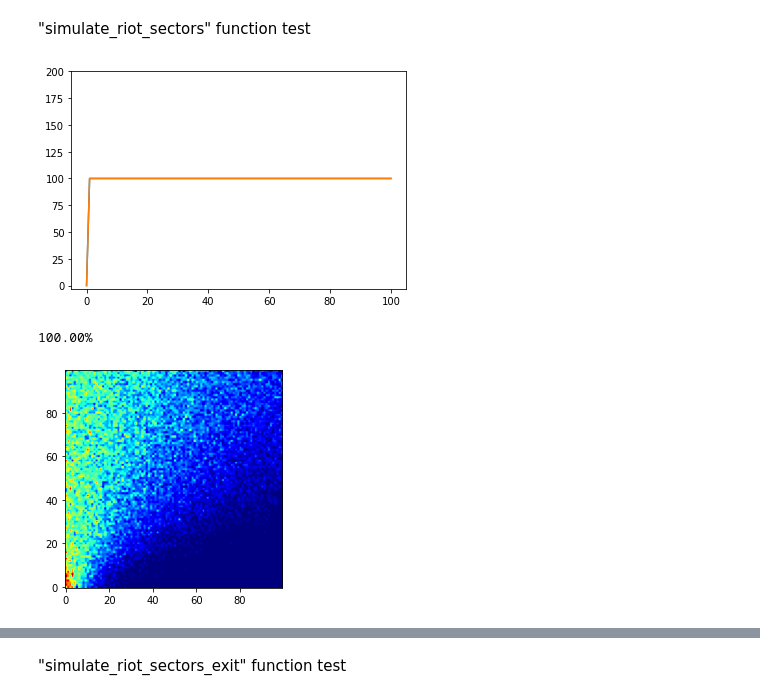
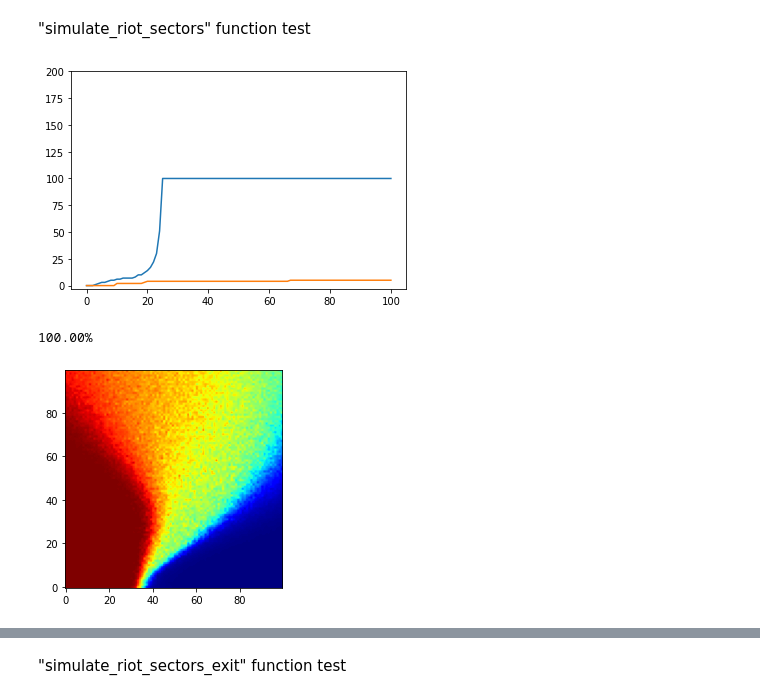
Before and after one commit to AlantheBenign/Critical-mass-model-for-social-dynamic, a Jupyter notebook: Modelo Novo/Sectors threshold model.ipynb, the cells around one changed output, grey strips where cells are left out. Drawn from its saved outputs; the diff is of its cells as text; code cells hidden in the pictures.

```diff
--- a/Modelo Novo/Sectors threshold model.ipynb
+++ b/Modelo Novo/Sectors threshold model.ipynb
@@ -14,7 +14,7 @@ from IPython.display import clear_output
 "simulate_riot_sectors" function test
 # %%
 N = 200
-average = 55
+average = 45
 deviation = 12
 
 agents = func.create_agents(N,average,deviation)
@@ -33,40 +33,40 @@ plt.plot(progression[1])
 plt.ylim(-3,N)
 plt.show()
 # %% [output]
-[figure, old version]
+[figure, new version]
 # %%
-N = 100
+N = 200
 averages_sample = np.arange(0,100)  # average value of the normal distribution
 deviations = np.arange(0,100)       # standard deviations of the normal distribution
 
 sector0_size = 100
 sector1_size = 100
 
-steps = 1
-simulations = 1
+steps = 100
+simulations = 100
 
 heat_map = np.zeros((100,100))
 
 for k in averages_sample:
     clear_output(wait=True)
     print(str("%.2f" % (100*k/99)+"%"), end="\n")
 
     for i in deviations:         # a set of simulations per standard deviation value
         average_size = 0
 
         for j in range(simulations):   # riot simulation
             agents = func.create_agents(N,k,i)
             system = func.System(agents, sector0_size, sector1_size)
-            final = func.simulate_riot_sectors(system, steps)[0][steps]
+            final = func.simulate_riot_sectors(system, steps)[0][-1]
             average_size += final
 
         average_size = average_size/simulations
         heat_map[i][k] = average_size
 
 plt.figure()
 plt.imshow(heat_map, origin="lower",cmap="jet")
 #plt.savefig("Média e Desvio Padrão - Determinístico")
 plt.show()
 # %% [output]
 100.00%
-[figure, old version]
+[figure, new version]
```
Also changed, not shown: parts of 9 cells of this notebook, 2 other files.
